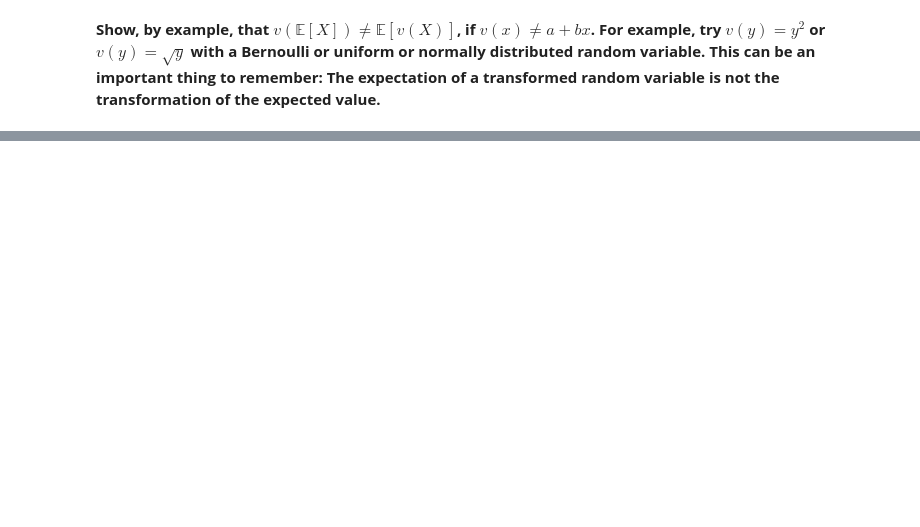
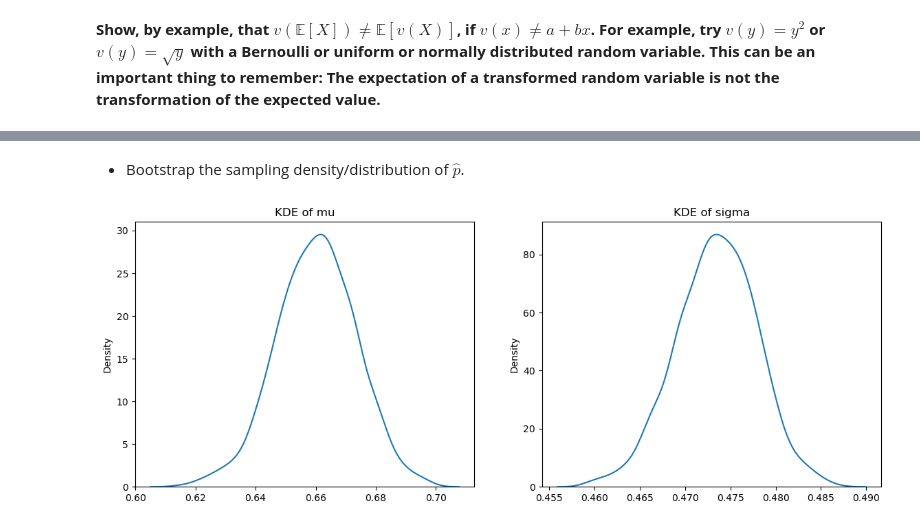
Before and after one commit to isaactabor21/assignment_7, a Jupyter notebook: assignment_7.ipynb, the cells around one changed output, grey strips where cells are left out. Cells and saved outputs as stored; diff of their text form; code cells hidden in the pictures; blank space fills up the shorter version.

```diff
--- a/assignment_7.ipynb
+++ b/assignment_7.ipynb
@@ -99,2 +139,17 @@ Simulated expected value: 4.2052
 # %% [markdown]
 **Show, by example, that $v(\mathbb{E}[X]) \neq \mathbb{E}[v(X)]$, if $v(x) \neq a+bx$. For example, try $v(y) = y^2$ or $v(y)=\sqrt{y}$ with a Bernoulli or uniform or normally distributed random variable. This can be an important thing to remember: The expectation of a transformed random variable is not the transformation of the expected value.**
+# %%
+import numpy as np
+import seaborn as sns
+import matplotlib.pyplot as plt
+
+def v(x):
+    return np.sqrt(x)
+
+sample = np.random.uniform(low=0, high=1,size = 20000)
+
+Ev_of_sample = np.mean( v(sample) )
+print(f'Expected Value of the transformed variable: {Ev_of_sample}')
+
+v_of_EX = v(np.mean(sample))
+print(f'Transformation of the expectated value: {v_of_EX}')
@@ -153,0 +295,26 @@ so the **bias** of the KDE is $O(h^2)$, unlike the ECDF, for which $\mathbb{E}[\
+# %% [markdown]
+- Bootstrap the sampling density/distribution of $\hat{p}$.
+# %%
+import numpy as np
+import matplotlib.pyplot as plt
+import seaborn as sns
+from scipy.stats import norm
+# bootstrap the sampling density/distribution of my mu and sigma and plot their kdes
+y = pd.to_numeric( y.replace({'NO':'0','YES':'1'}) , errors='coerce' ) # Convert string to numeric
+
+n_samples = 1000
+mu_boot = []
+sigma_boot = []
+for i in range(n_samples):
+    sample = np.random.choice(y, size=len(y), replace=True)
+    mu_boot.append(np.mean(sample))
+    sigma_boot.append(np.std(sample))
+
+fig, axes = plt.subplots(1,2,figsize=(14,5))
+sns.kdeplot(x=mu_boot, ax=axes[0], label='mu')
+sns.kdeplot(x=sigma_boot, ax=axes[1], label='sigma')
+axes[0].set_title('KDE of mu')
+axes[1].set_title('KDE of sigma')
+plt.show()
+# %% [output]
+[figure, added]
```
Also changed, not shown: parts of 35 cells of this notebook, 1 other file.
